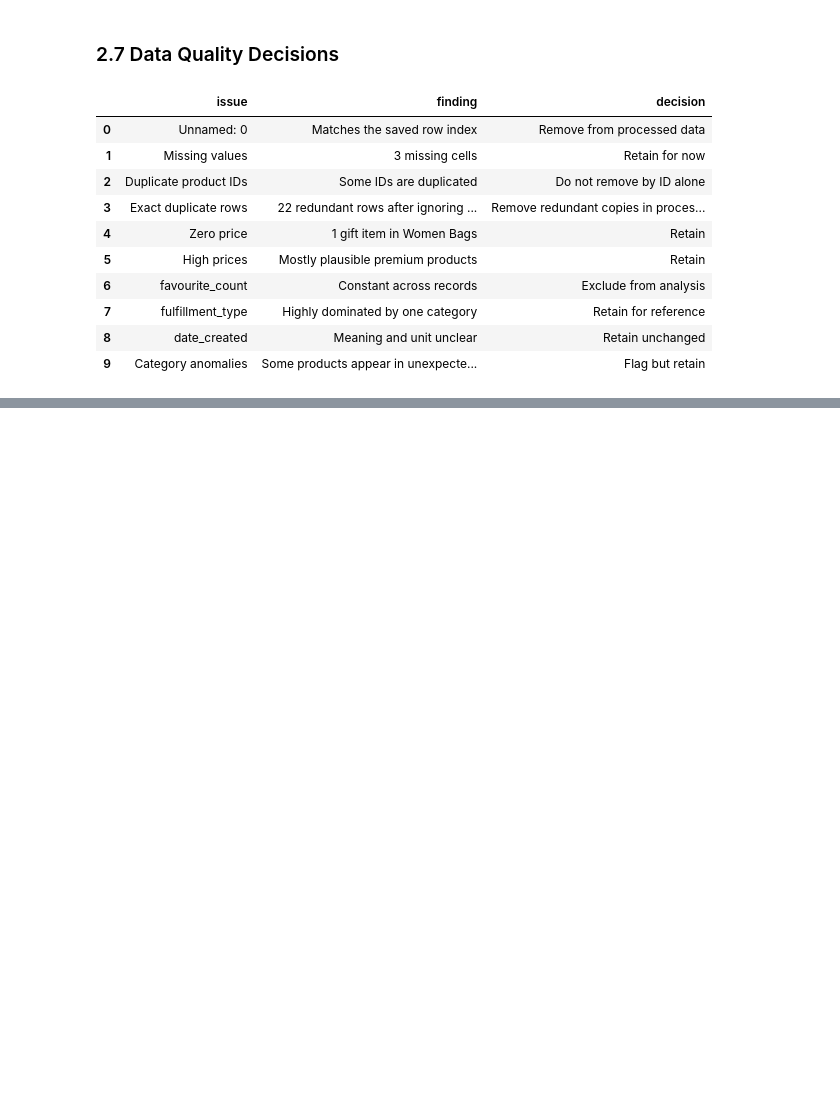
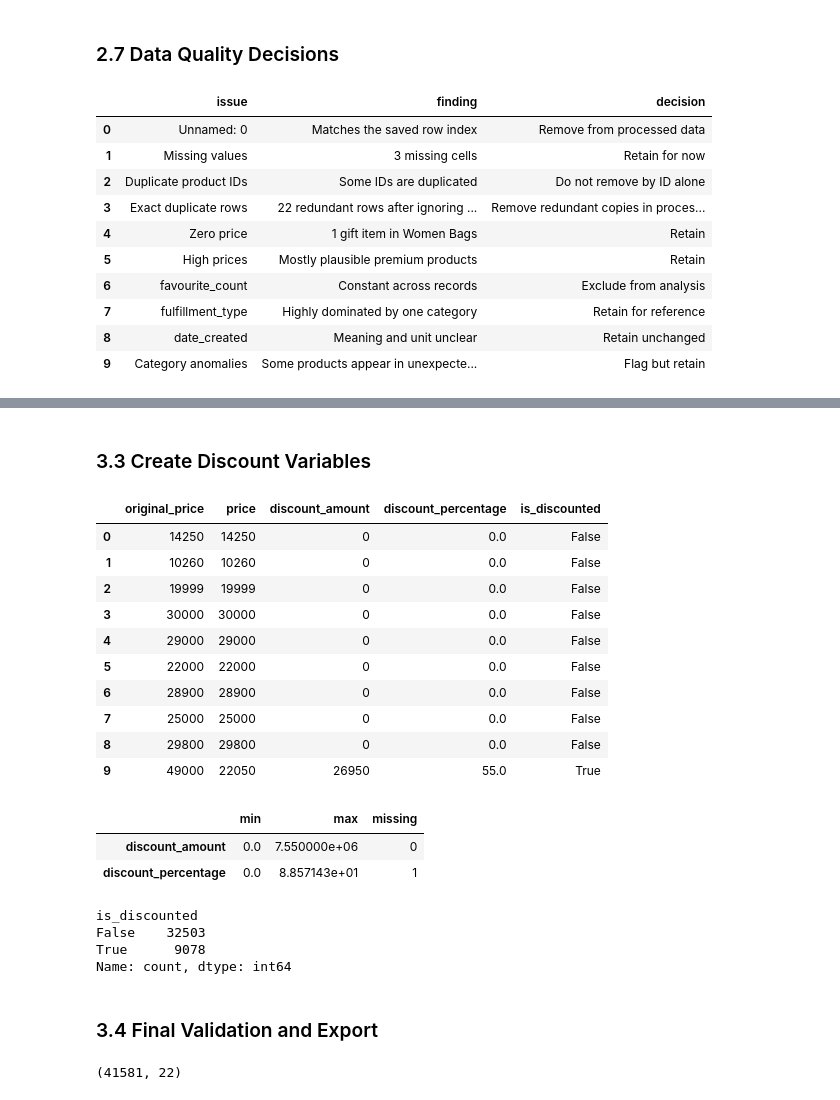
Before and after one commit to thuhien26/Tiki-ecommerce-analysis, a Jupyter notebook: notebooks/week01_eda.ipynb, the cells around one changed output, grey strips where cells are left out. Saved outputs shown, nothing was run; the diff lists cells and outputs as text; code cells hidden in the pictures; blank space fills up the shorter version.

```diff
--- a/notebooks/week01_eda.ipynb
+++ b/notebooks/week01_eda.ipynb
@@ -838,0 +992,77 @@ quality_decisions
+# %% [markdown]
+### 3.3 Create Discount Variables
+# %%
+# Calculate the discount amount for each product
+combined_data["discount_amount"] = (
+    combined_data["original_price"] - combined_data["price"]
+)
+# %%
+# Calculate discount percentage only when original_price is greater than zero
+combined_data["discount_percentage"] = np.where(
+    combined_data["original_price"] > 0,
+    combined_data["discount_amount"]
+    / combined_data["original_price"] * 100,
+    np.nan
+)
+# %%
+# Identify whether each product is currently discounted
+combined_data["is_discounted"] = (
+    combined_data["price"] < combined_data["original_price"]
+)
+# %%
+# Preview the newly created discount variables
+combined_data[
+    [
+        "original_price",
+        "price",
+        "discount_amount",
+        "discount_percentage",
+        "is_discounted"
+    ]
+].head(10)
+# %% [output]
+|  | original_price | price | discount_amount | discount_percentage | is_discounted |
+| 0 | 14250 | 14250 | 0 | 0.0 | False |
+| 1 | 10260 | 10260 | 0 | 0.0 | False |
+| 2 | 19999 | 19999 | 0 | 0.0 | False |
+| 3 | 30000 | 30000 | 0 | 0.0 | False |
+| 4 | 29000 | 29000 | 0 | 0.0 | False |
+| 5 | 22000 | 22000 | 0 | 0.0 | False |
+| 6 | 28900 | 28900 | 0 | 0.0 | False |
+| 7 | 25000 | 25000 | 0 | 0.0 | False |
+| 8 | 29800 | 29800 | 0 | 0.0 | False |
+| 9 | 49000 | 22050 | 26950 | 55.0 | True |
+# %%
+# Check the ranges and missing values of the derived discount variables
+discount_check = pd.DataFrame({
+    "min": combined_data[
+        ["discount_amount", "discount_percentage"]
+    ].min(),
+    "max": combined_data[
+        ["discount_amount", "discount_percentage"]
+    ].max(),
+    "missing": combined_data[
+        ["discount_amount", "discount_percentage"]
+    ].isna().sum()
+})
+
+discount_check
+# %% [output]
+|  | min | max | missing |
+| discount_amount | 0.0 | 7.550000e+06 | 0 |
+| discount_percentage | 0.0 | 8.857143e+01 | 1 |
+# %%
+# Count discounted and non-discounted products
+combined_data["is_discounted"].value_counts()
+# %% [output]
+is_discounted
+False    32503
+True      9078
+Name: count, dtype: int64
+# %% [markdown]
+### 3.4 Final Validation and Export
+# %%
+# Check the final size of the processed dataset
+combined_data.shape
+# %% [output]
+(41581, 22)
```
Also changed, not shown: parts of 21 cells of this notebook, 1 other file.
